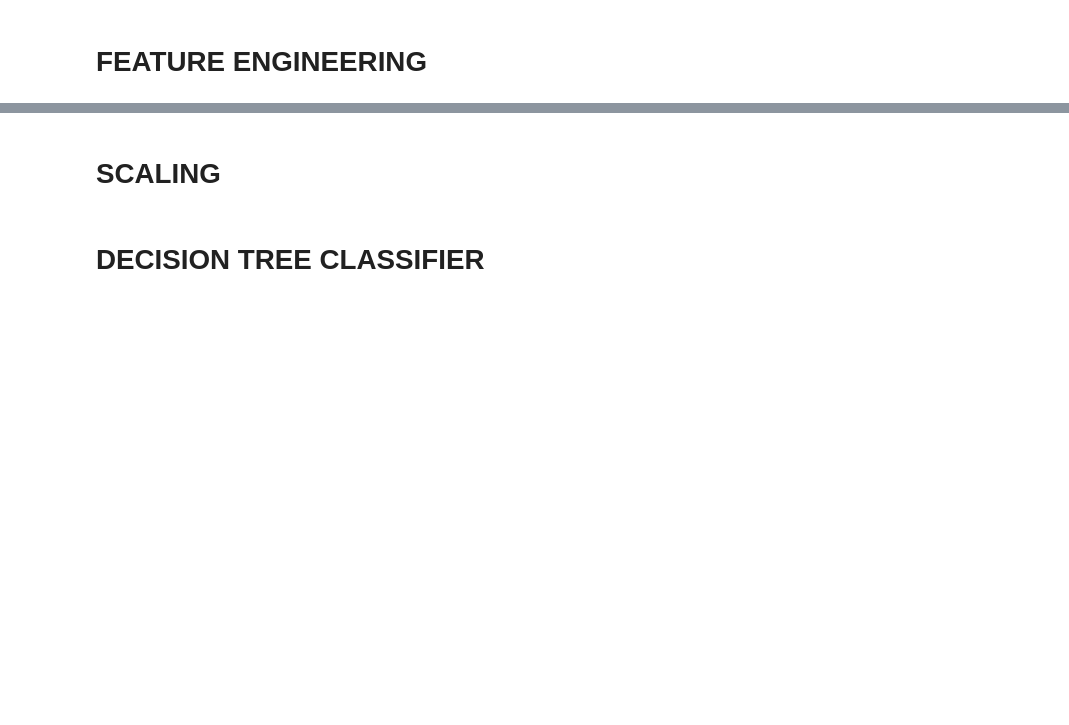
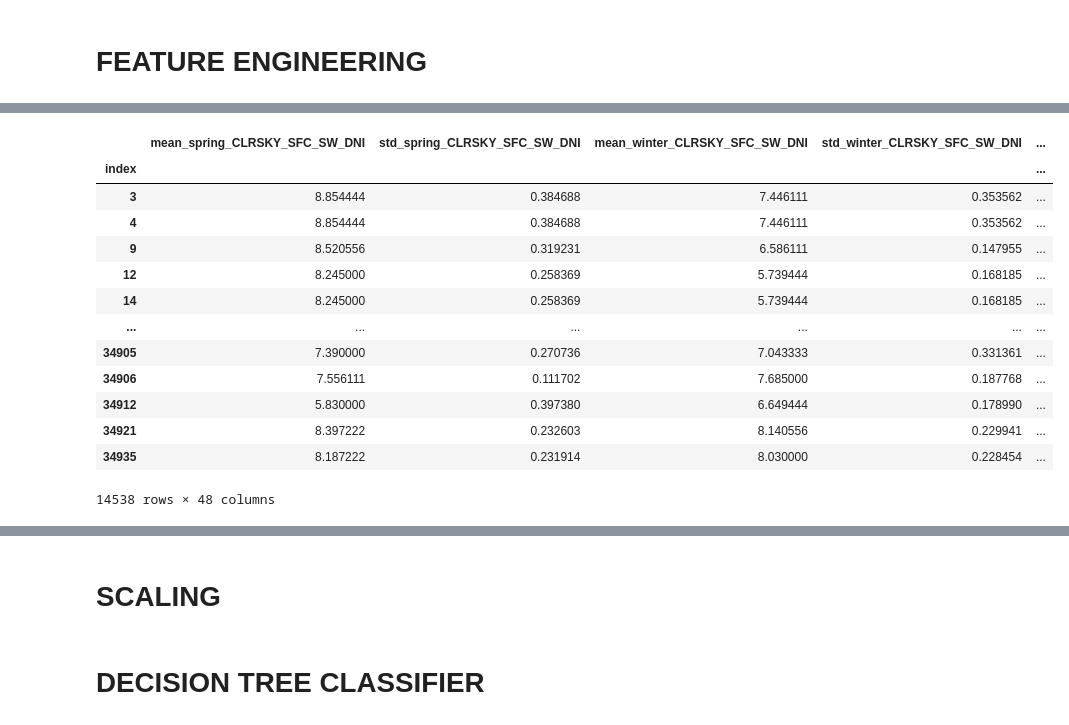
Before and after one commit to tomashbk/solar_wind_power_plants_prediction, a Jupyter notebook: notebooks/3-EDA-in-data-transformed-and-combined.ipynb, the cells around one changed output, grey strips where cells are left out. Saved outputs shown, nothing was run; the diff lists cells and outputs as text; code cells hidden in the pictures; blank space fills up the shorter version.

```diff
--- a/notebooks/3-EDA-in-data-transformed-and-combined.ipynb
+++ b/notebooks/3-EDA-in-data-transformed-and-combined.ipynb
@@ -324,6 +329,23 @@ columns_delete = X.columns.str.contains('2019') | X.columns.str.contains('2012')
 
 # X = X.loc[:,columns_keep]
 X = X.loc[:,~columns_delete]
+# %%
+X
+# %% [output]
+|  | mean_spring_CLRSKY_SFC_SW_DNI | std_spring_CLRSKY_SFC_SW_DNI | mean_winter_CLRSKY_SFC_SW_DNI | std_winter_CLRSKY_SFC_SW_DNI | ... |
+| index |  |  |  |  | ... |
+| 3 | 8.854444 | 0.384688 | 7.446111 | 0.353562 | ... |
+| 4 | 8.854444 | 0.384688 | 7.446111 | 0.353562 | ... |
+| 9 | 8.520556 | 0.319231 | 6.586111 | 0.147955 | ... |
+| 12 | 8.245000 | 0.258369 | 5.739444 | 0.168185 | ... |
+| 14 | 8.245000 | 0.258369 | 5.739444 | 0.168185 | ... |
+| ... | ... | ... | ... | ... | ... |
+| 34905 | 7.390000 | 0.270736 | 7.043333 | 0.331361 | ... |
+| 34906 | 7.556111 | 0.111702 | 7.685000 | 0.187768 | ... |
+| 34912 | 5.830000 | 0.397380 | 6.649444 | 0.178990 | ... |
+| 34921 | 8.397222 | 0.232603 | 8.140556 | 0.229941 | ... |
+| 34935 | 8.187222 | 0.231914 | 8.030000 | 0.228454 | ... |
+14538 rows × 48 columns
 # %%
 mi_scores = utils.make_mi_scores(X, y)
 plt.figure(dpi=100, figsize=(8, 30))
```
Also changed, not shown: parts of 19 cells of this notebook, 5 other files.
